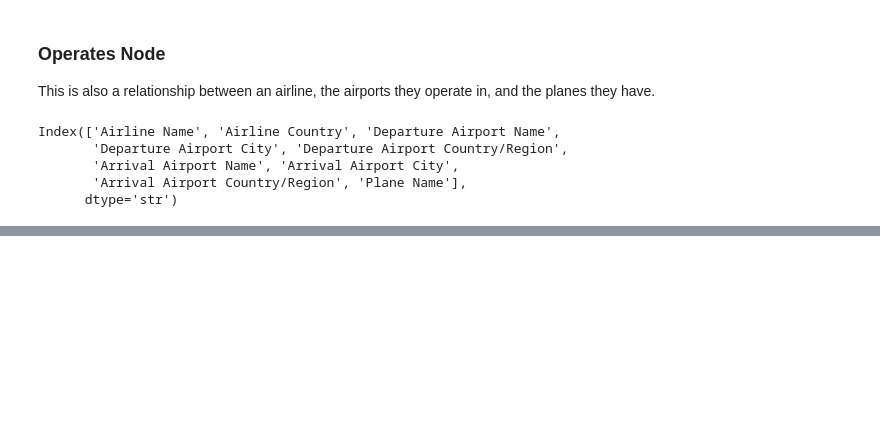
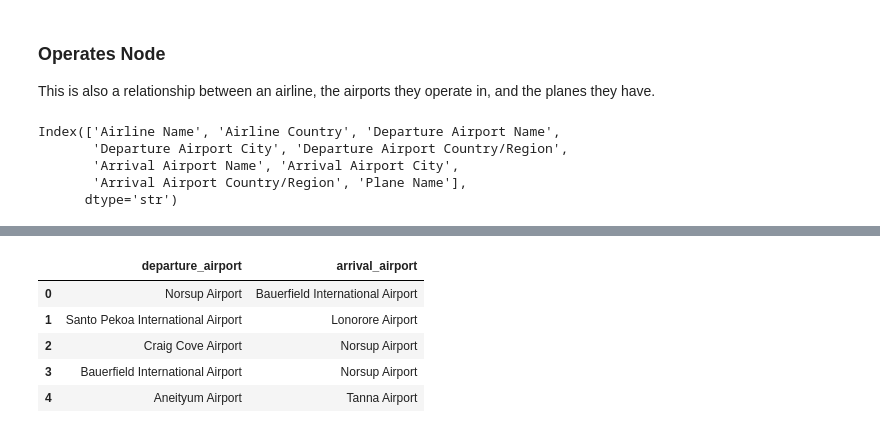
Before and after one commit to juanyeremia/UWA-DataWarehouse-Project2, a Jupyter notebook: project2_etl.ipynb, the cells around one changed output, grey strips where cells are left out. Saved outputs shown, nothing was run; the diff lists cells and outputs as text; code cells hidden in the pictures; blank space fills up the shorter version.

```diff
--- a/project2_etl.ipynb
+++ b/project2_etl.ipynb
@@ -336,0 +364,9 @@ Index(['Airline Name', 'Airline Country', 'Departure Airport Name',
+# %%
+routes.head()
+# %% [output]
+|  | departure_airport | arrival_airport |
+| 0 | Norsup Airport | Bauerfield International Airport |
+| 1 | Santo Pekoa International Airport | Lonorore Airport |
+| 2 | Craig Cove Airport | Norsup Airport |
+| 3 | Bauerfield International Airport | Norsup Airport |
+| 4 | Aneityum Airport | Tanna Airport |
```
Also changed, not shown: parts of 6 cells of this notebook, 1 other file.
